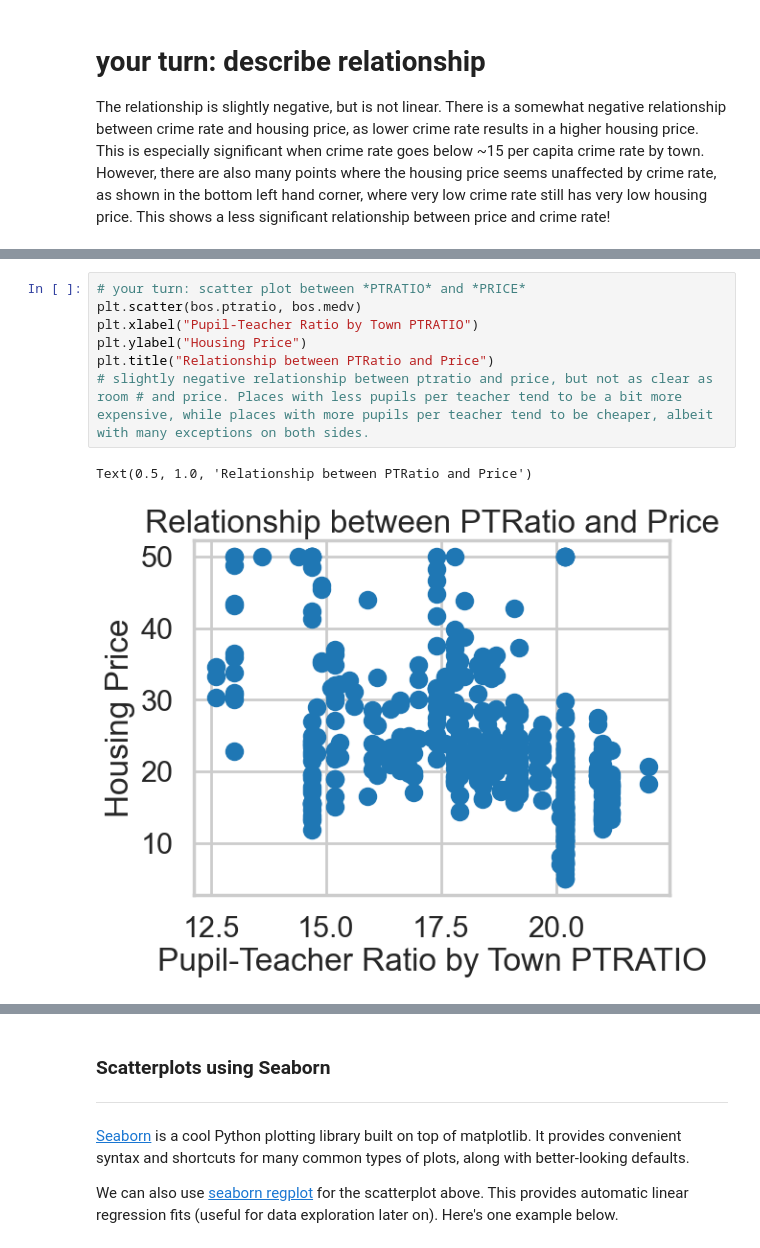
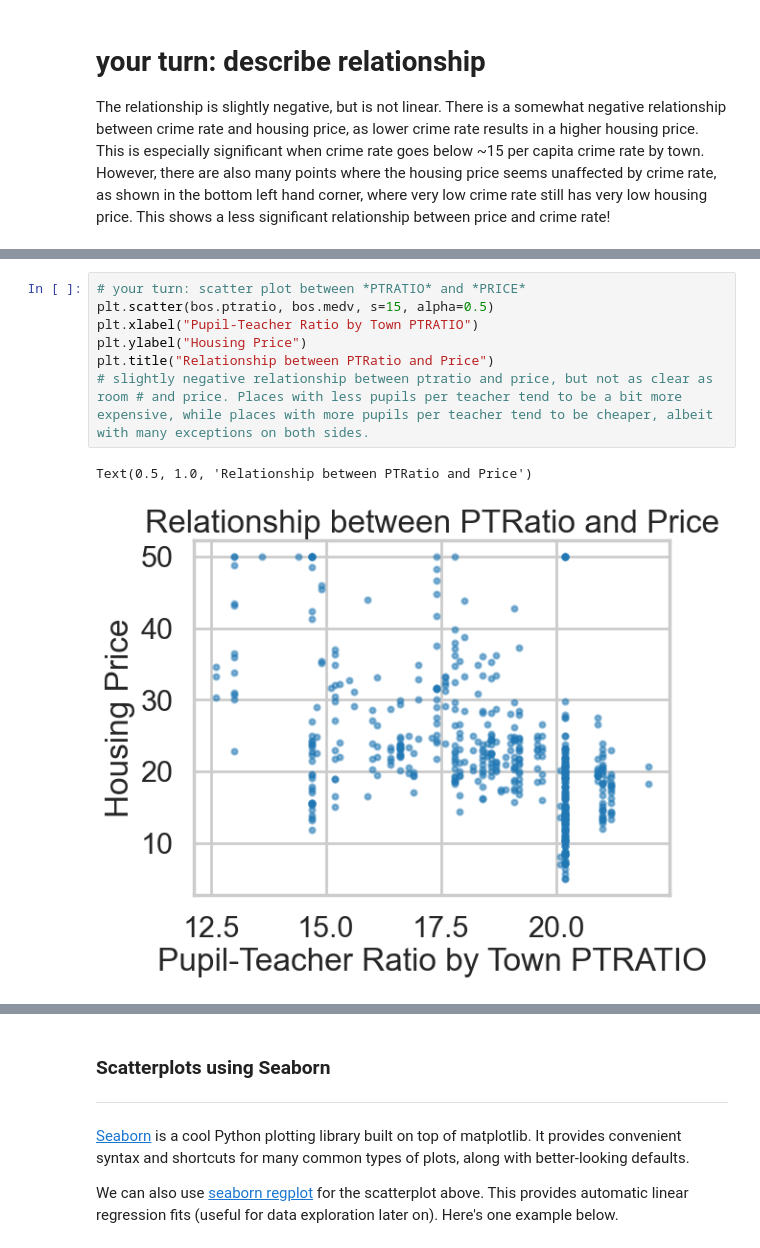
Before and after one commit to kevinjin21/mec-mini-projects, a Jupyter notebook: mec-11.4.1-linear-regression-mini-project/Mini_Project_Linear_Regression.ipynb, the cells around one changed output, grey strips where cells are left out. Cells and saved outputs as stored; diff of their text form.

Commit message:
updated visuals for better viewing

```diff
--- a/mec-11.4.1-linear-regression-mini-project/Mini_Project_Linear_Regression.ipynb
+++ b/mec-11.4.1-linear-regression-mini-project/Mini_Project_Linear_Regression.ipynb
@@ -313,12 +313,12 @@ Text(0.5, 1.0, 'Relationship between Rm and Price')
 # %%
 # your turn: scatter plot between *PTRATIO* and *PRICE*
-plt.scatter(bos.ptratio, bos.medv)
+plt.scatter(bos.ptratio, bos.medv, s=15, alpha=0.5)
 plt.xlabel("Pupil-Teacher Ratio by Town PTRATIO")
 plt.ylabel("Housing Price")
 plt.title("Relationship between PTRatio and Price")
 # slightly negative relationship between ptratio and price, but not as clear as room # and price. Places with less pupils per teacher tend to be a bit more expensive, while places with more pupils per teacher tend to be cheaper, albeit with many exceptions on both sides.
 # %% [output]
 Text(0.5, 1.0, 'Relationship between PTRatio and Price')
-[figure, old version]
+[figure, new version]
 # %%
 # your turn: create some other scatter plots
```
Also changed, not shown: parts of 19 cells of this notebook.
